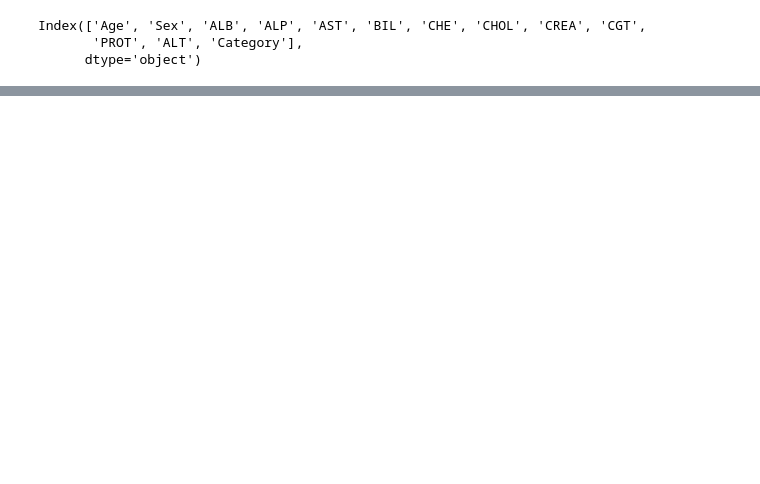
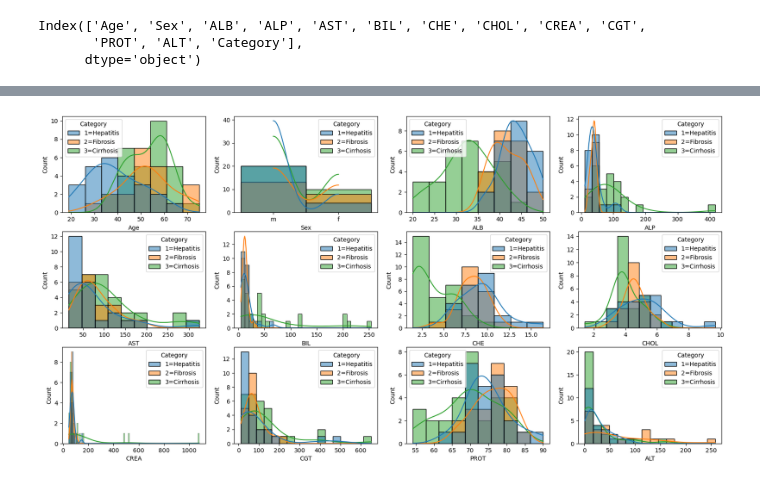
Before and after one commit to kwesen/AS-Project, a Jupyter notebook: main.ipynb, the cells around one changed output, grey strips where cells are left out. Saved outputs shown, nothing was run; the diff lists cells and outputs as text; code cells hidden in the pictures; blank space fills up the shorter version.

```diff
--- a/main.ipynb
+++ b/main.ipynb
@@ -45 +38,8 @@ full_data = full_data[full_data["Category"].str.contains("0s=suspect Blood Donor
+# %%
+fig, axes = plt.subplots(nrows = 3, ncols = 4, figsize = (20, 10))
+axes = axes.flatten()
+for i, col in enumerate(full_data.columns[:-1]):
+    sns.histplot(data=full_data[full_data["Category"]!="0=Blood Donor"], x = col, ax = axes[i], hue="Category", kde=True)
+# %% [output]
+[figure, added]
 # %%
```
Also changed, not shown: parts of 5 cells of this notebook.
